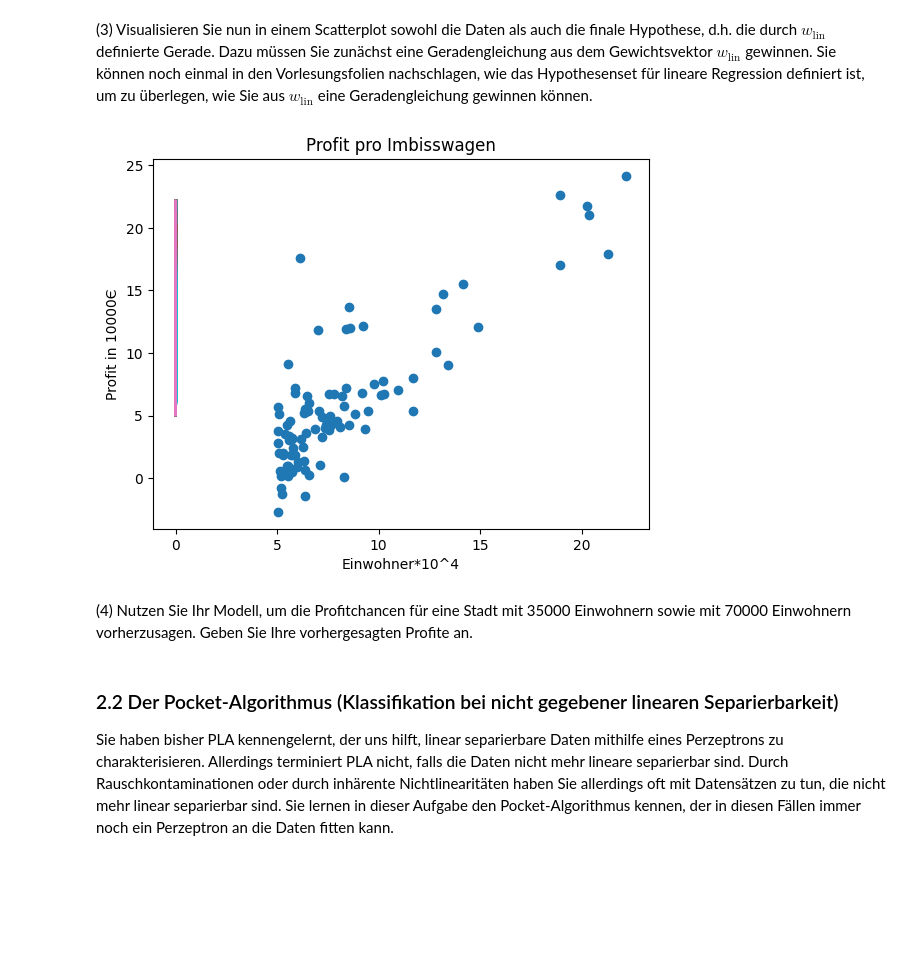
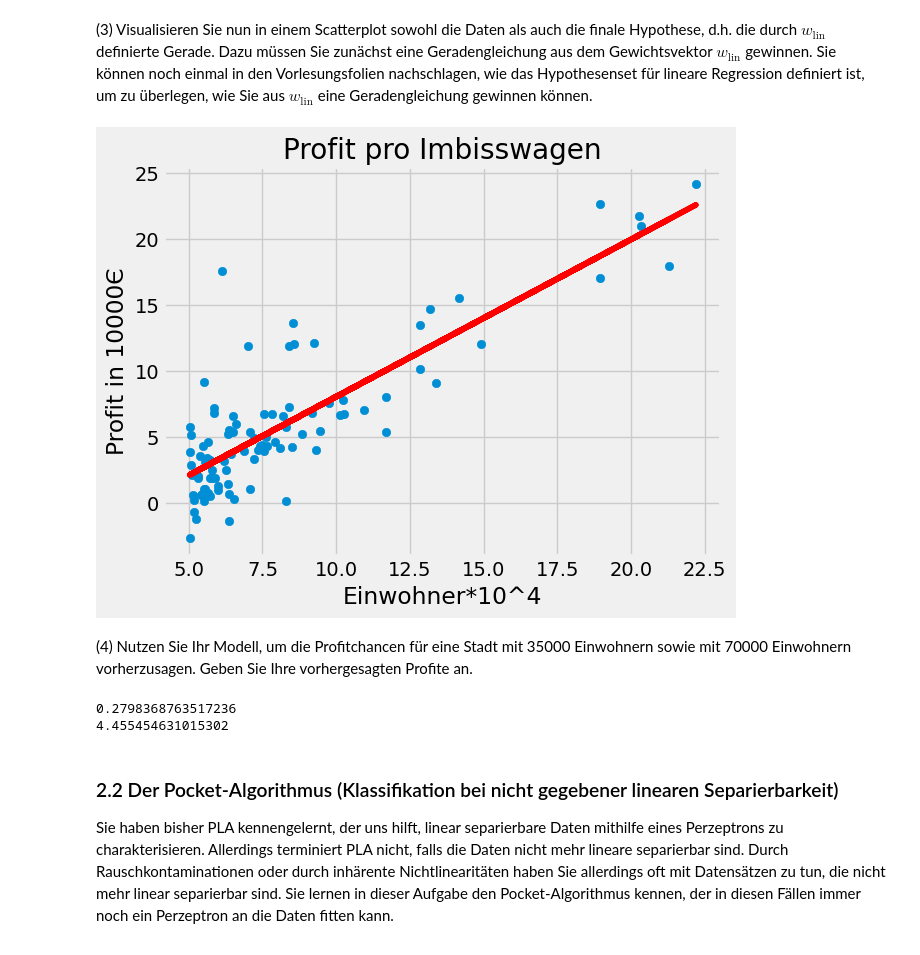
Before and after one commit to Emanuel162/MachineLearning, a Jupyter notebook: UebungenML/SJMN-2.ipynb, the cells around one changed output. Saved outputs shown, nothing was run; the diff lists cells and outputs as text; code cells hidden in the pictures; blank space fills up the shorter version.

```diff
--- a/UebungenML/SJMN-2.ipynb
+++ b/UebungenML/SJMN-2.ipynb
@@ -53,35 +53,41 @@ Hinweise:
 * Die Funktionen [`dot`](https://docs.scipy.org/doc/numpy/reference/generated/numpy.dot.html) und [`linalg.inv`](https://docs.scipy.org/doc/numpy/reference/generated/numpy.linalg.inv.html) werden Ihnen ebenfalls hilfreich sein.
 # %%
 import numpy as np
-def lin_reg(x,y):
-    x=np.reshape(x,(-1,x.size))
-    x_ps=np.linalg.pinv(x)
-    w_lin=x_ps*y
-
-    return w_lin
+def lin_reg(X, y):
+    X = np.column_stack((np.ones(X.shape[0]), X))
+    return np.dot(np.linalg.pinv(X), y)
 # %% [markdown]
 (3) Visualisieren Sie nun in einem Scatterplot sowohl die Daten als auch die finale Hypothese, d.h. die durch $w_\text{lin}$ definierte Gerade. Dazu müssen Sie zunächst eine Geradengleichung aus dem Gewichtsvektor $w_\text{lin}$ gewinnen. Sie können noch einmal in den Vorlesungsfolien nachschlagen, wie das Hypothesenset für lineare Regression definiert ist, um zu überlegen, wie Sie aus $w_\text{lin}$ eine Geradengleichung gewinnen können.
 # %%
 %matplotlib inline
 import numpy as np
 from matplotlib import pyplot as plt
 # Sie finden diese Daten auch zum Download unter: https://data.bialonski.de/ml/franchise-data.txt
 X_2_1, y_2_1 = np.loadtxt('https://data.bialonski.de/ml/franchise-data.txt', delimiter=',', unpack=True)
 # X -> Populationsgröße [in Einheiten von 10000]
 # y -> Profit pro Imbisswagen [in Einheiten von 10000 Euro]
 #print((np.transpose(X_2_1)*X_2_1))
 #print(np.shape((np.transpose(X_2_1))))
 #print(X_2_1.shape)
 plt.scatter(X_2_1, y_2_1)
 plt.title("Profit pro Imbisswagen")
 plt.xlabel("Einwohner*10^4")
 plt.ylabel("Profit in 10000Є")
-plt.plot(lin_reg(X_2_1,y_2_1),X_2_1)
+w=lin_reg(X_2_1,y_2_1)
+h=w[0]+w[1]*X_2_1
+
+plt.plot(X_2_1,h,"r")
 plt.show()
 # %% [output]
-[figure, old version]
+[figure, new version]
 # %% [markdown]
 (4) Nutzen Sie Ihr Modell, um die Profitchancen für eine Stadt mit 35000 Einwohnern sowie mit 70000 Einwohnern vorherzusagen. Geben Sie Ihre vorhergesagten Profite an.
+# %%
+print(w[0]+w[1]*3.5)
+print(w[0]+w[1]*7)
+# %% [output]
+0.2798368763517236
+4.455454631015302
 # %% [markdown]
 ### 2.2 Der Pocket-Algorithmus (Klassifikation bei nicht gegebener linearen Separierbarkeit)
 
```
Also changed, not shown: parts of 2 cells of this notebook.
